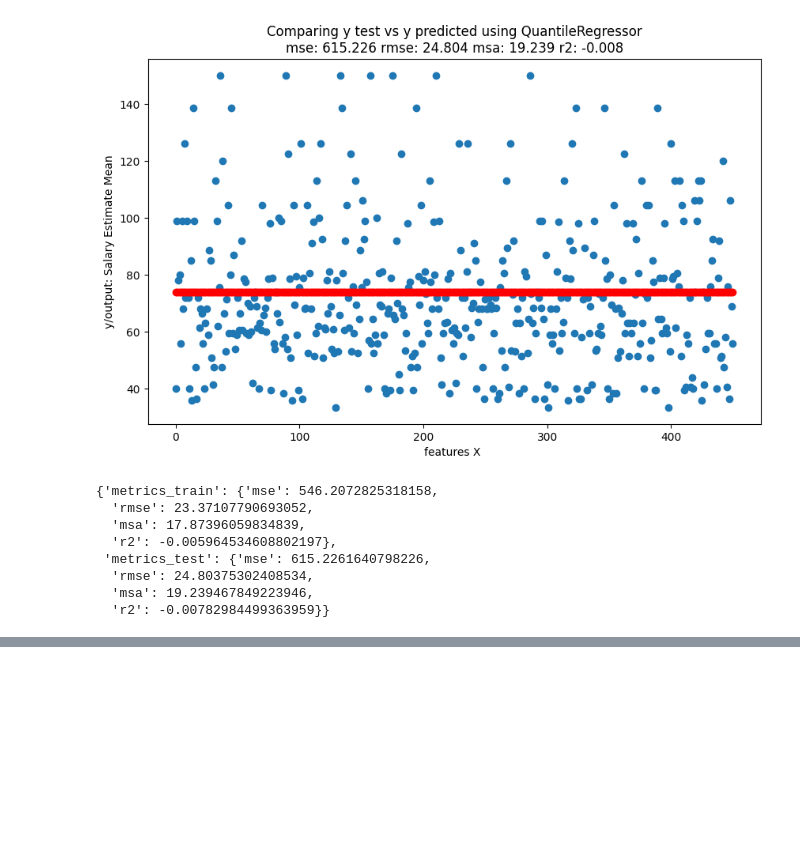
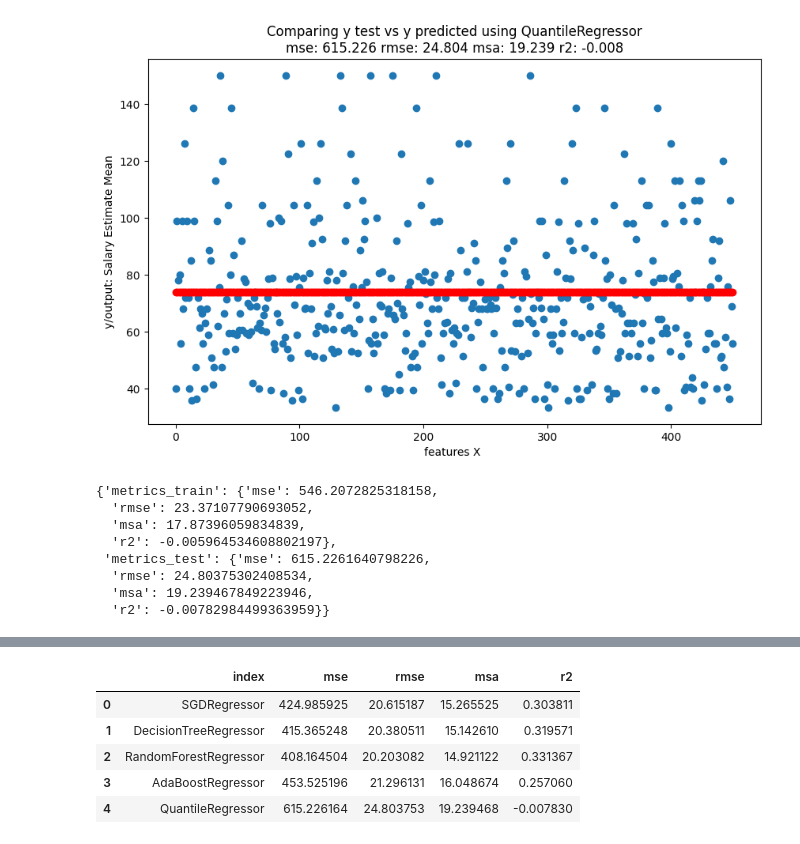
Before and after one commit to LeonardoBolanos/machine_learning_s3_2024, a Jupyter notebook: notebooks/Final_Project/3.0-lobr-modelos-final-project-regressors.ipynb, the cells around one changed output, grey strips where cells are left out. Saved outputs shown, nothing was run; the diff lists cells and outputs as text; code cells hidden in the pictures; blank space fills up the shorter version.

```diff
--- a/notebooks/Final_Project/3.0-lobr-modelos-final-project-regressors.ipynb
+++ b/notebooks/Final_Project/3.0-lobr-modelos-final-project-regressors.ipynb
@@ -492,0 +541,10 @@ r2: -0.00782984499363959
+# %%
+results_metrics_test_df=generateDataFrameResults(regression_metrics_dict_test)
+results_metrics_test_df
+# %% [output]
+|  | index | mse | rmse | msa | r2 |
+| 0 | SGDRegressor | 424.985925 | 20.615187 | 15.265525 | 0.303811 |
+| 1 | DecisionTreeRegressor | 415.365248 | 20.380511 | 15.142610 | 0.319571 |
+| 2 | RandomForestRegressor | 408.164504 | 20.203082 | 14.921122 | 0.331367 |
+| 3 | AdaBoostRegressor | 453.525196 | 21.296131 | 16.048674 | 0.257060 |
+| 4 | QuantileRegressor | 615.226164 | 24.803753 | 19.239468 | -0.007830 |
```
Also changed, not shown: parts of 15 cells of this notebook.
